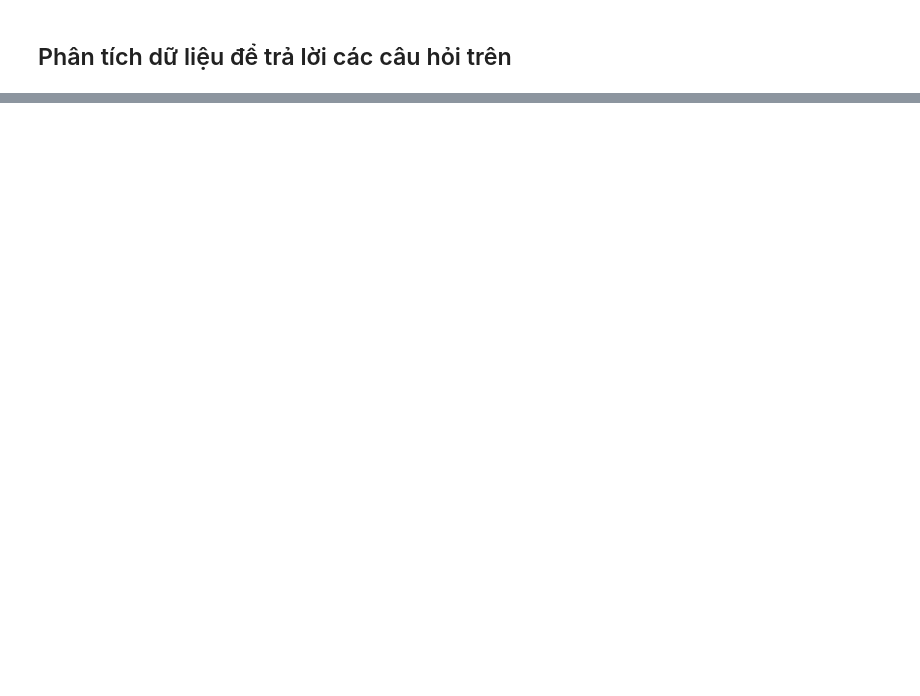
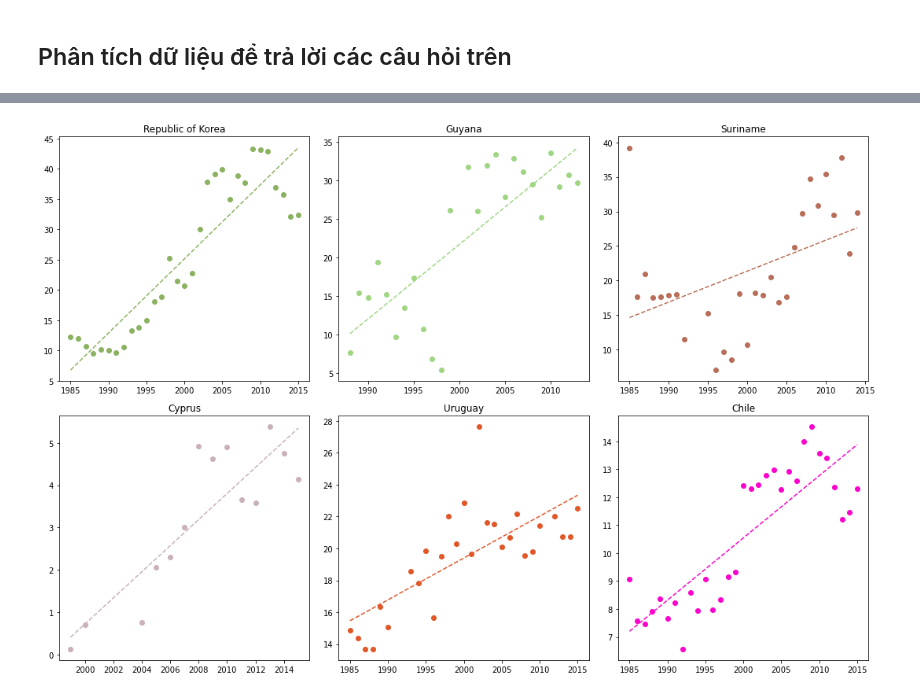
Before and after one commit to huynguyen1999/FinalProject-P4DS, a Jupyter notebook: 1712496-1712556.ipynb, the cells around one changed output, grey strips where cells are left out. Saved outputs shown, nothing was run; the diff lists cells and outputs as text; code cells hidden in the pictures; blank space fills up the shorter version.

```diff
--- a/1712496-1712556.ipynb
+++ b/1712496-1712556.ipynb
@@ -268,0 +331,26 @@ memory usage: 2.1+ MB
+# %%
+avg_suicides_by_year_df = suicide_df.groupby(['country', 'year'
+                                              ])['suicides/100k pop'].mean()
+countries = np.unique(suicide_df['country'].values)
+suicide_trend = {}  # dictionary of country with values are slope and bias
+for country in countries:
+    years = avg_suicides_by_year_df[country].keys()
+    suicides = avg_suicides_by_year_df[country].values
+    coef = np.polyfit(years, suicides, 1)
+    polyfunc = np.poly1d(coef)
+    suicide_trend[country] = {}
+    suicide_trend[country]['years'] = years
+    suicide_trend[country]['suicides'] = suicides
+    suicide_trend[country]['coef'] = coef
+    # suicide_trend[country]['linreg'] = polyfunc(years)
+    # fit linear regression
+suicide_trend = dict(
+    sorted(suicide_trend.items(),
+           key=lambda item: item[1]['coef'][0],
+           reverse=True))
+fig, ax = plt.subplots(figsize=(15, 15))
+for country, properties in suicide_trend.items():
+    ax.scatter([properties['coef'][0]], [country])
+ax.axvline(0, color='k', linestyle='dashed', linewidth=1)
+ax.invert_yaxis()
+plt.tight_layout()
@@ -268,0 +359,17 @@ memory usage: 2.1+ MB
+# %%
+# pick những quốc gia thuộc top tăng/giảm tỉ lệ tự tử
+top_increasing_countries = (np.array(list(suicide_trend.items()))[:6])[:, 0]
+fig, ax = plt.subplots(2, 3, figsize=(15, 10))
+colors = np.random.rand(6,3)
+for index,country in enumerate(top_increasing_countries):
+    row, col = int(index / 3), index % 3
+    years = np.array(suicide_trend[country]['years'])
+    suicides = np.array(suicide_trend[country]['suicides'])
+    coef = suicide_trend[country]['coef']
+    ax[row, col].plot(years,suicides,'o', years, coef[0]*years + coef[1],'--k', color=colors[index])
+
+    #plt.scatter(years, countries)
+    ax[row][col].set_title(country)
+plt.tight_layout()
+# %% [output]
+[figure, added]
```
Also changed, not shown: parts of 101 cells of this notebook.
